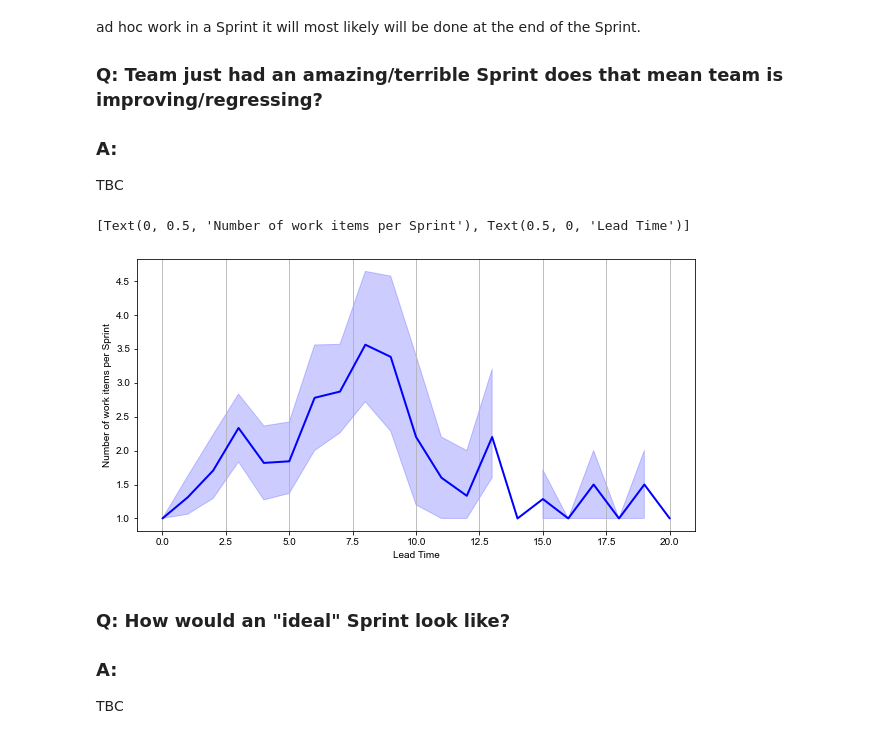
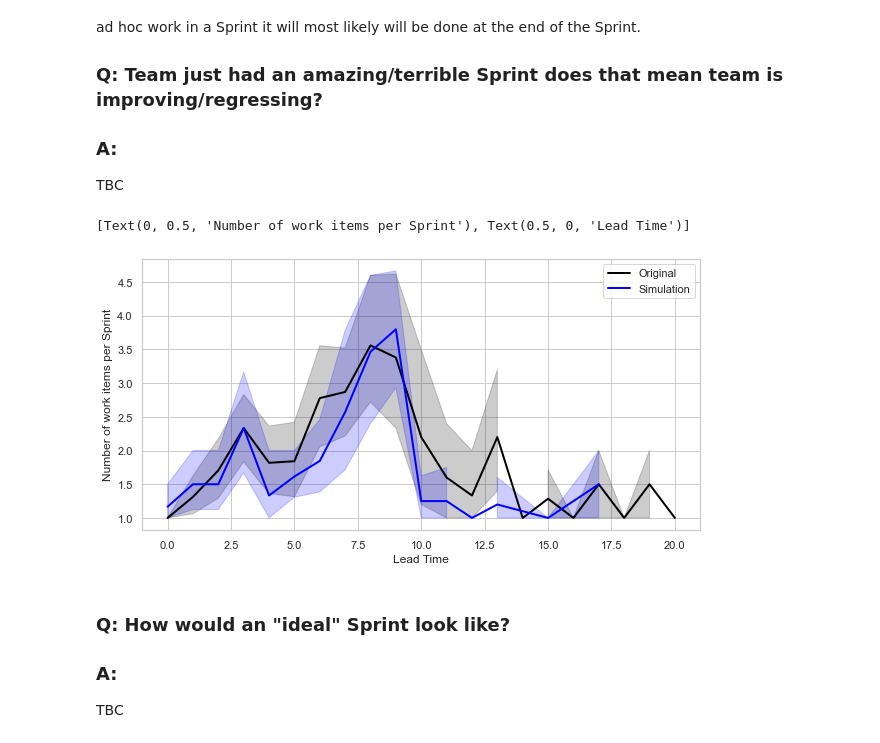
Before and after one commit to zkavtaskin/Lead-Time-Driven-Delivery-Simulation, a Jupyter notebook: Notebook/LeadTimeDynamics.ipynb, the cells around one changed output. Saved outputs shown, nothing was run; the diff lists cells and outputs as text; code cells hidden in the pictures.

Commit message:
added simulation to the graph

```diff
--- a/Notebook/LeadTimeDynamics.ipynb
+++ b/Notebook/LeadTimeDynamics.ipynb
@@ -282,31 +282,43 @@ As per above answer, Sprint work will be front-loaded meaning, this is because a
 ### A:
 TBC
 # %%
-
-#monte carlo method, this will be added to the below lineplot.
-sprint_clean_simulation = np.empty([0, 2]).astype(int)
-for i in range(20):
+#need to move this out in to a function
+sprint_clean_simulation = np.empty([0, 3])
+for i in range(15):
+    sprint_name = chr(65+i)
     number_of_workitems = np.random.normal(sprint_clean_workitem_count_mean, sprint_clean_workitem_count_std).astype(int)
     combinations_indicies = np.random.choice(range(0, len(sprint_clean_combinations)), number_of_workitems, p=sprint_clean_combinations_p)
     sprint_workitems = sprint_clean_combinations[combinations_indicies]
-    sprint_clean_simulation = np.concatenate((sprint_clean_simulation, sprint_workitems))
+    name_column = np.full((len(sprint_workitems), 1), sprint_name)
+    sprint_workitems = np.hstack((name_column, sprint_workitems))
+    sprint_clean_simulation = np.vstack((sprint_clean_simulation, sprint_workitems))
+
+sprint_clean_simulation_agg = []
+sprint_clean_simulation = pd.DataFrame(sprint_clean_simulation, columns=['Sprint','CycleTime', 'LeadTime'])
+sprint_clean_simulation['CycleTime'] = sprint_clean_simulation['CycleTime'].astype(int)
+sprint_clean_simulation['LeadTime'] = sprint_clean_simulation['LeadTime'].astype(int)
+for row in sprint_clean_simulation.groupby(["Sprint", "LeadTime"]).agg({ 'LeadTime': 'count'}).itertuples():
+    sprint_clean_simulation_agg.append([row.Index[0], row.Index[1], row.LeadTime])
+df_sprint_simulation_agg = pd.DataFrame(sprint_clean_simulation_agg, columns=['Sprint','LeadTime', 'Count'])
+df_sprint_simulation_agg["LeadTime"] = df_sprint_simulation_agg["LeadTime"]-1
 
 sprint_agg = []
 for row in sprint_clean.groupby(["Sprint", "LeadTime"]).agg({ 'LeadTime': 'count'}).itertuples():
     sprint_agg.append([row.Index[0], row.Index[1], row.LeadTime])
 df_sprint_agg = pd.DataFrame(sprint_agg, columns=['Sprint','LeadTime', 'Count'])
-
 df_sprint_agg_offset = df_sprint_agg.copy(deep=True)
 df_sprint_agg_offset["LeadTime"] = df_sprint_agg_offset["LeadTime"]-1
 
 f, ax = plt.subplots(figsize=(10, 5))
 sns.set_theme(style="whitegrid", palette="bright")
-sns.lineplot(data=df_sprint_agg_offset, color="blue", linewidth=2, x="LeadTime", y="Count")
+sns.lineplot(data=df_sprint_agg_offset, color="black", linewidth=2, x="LeadTime", y="Count", label="Original")
+sns.lineplot(data=df_sprint_simulation_agg, color="blue", linewidth=2, x="LeadTime", y="Count", label="Simulation")
 ax.xaxis.grid(True)
+ax.legend()
 ax.set(ylabel="Number of work items per Sprint", xlabel="Lead Time")
 # %% [output]
 [Text(0, 0.5, 'Number of work items per Sprint'), Text(0.5, 0, 'Lead Time')]
-[figure, old version]
+[figure, new version]
 # %% [markdown]
 ### Q: How would an "ideal" Sprint look like?
 ### A:
```
Also changed, not shown: parts of 9 cells of this notebook.
